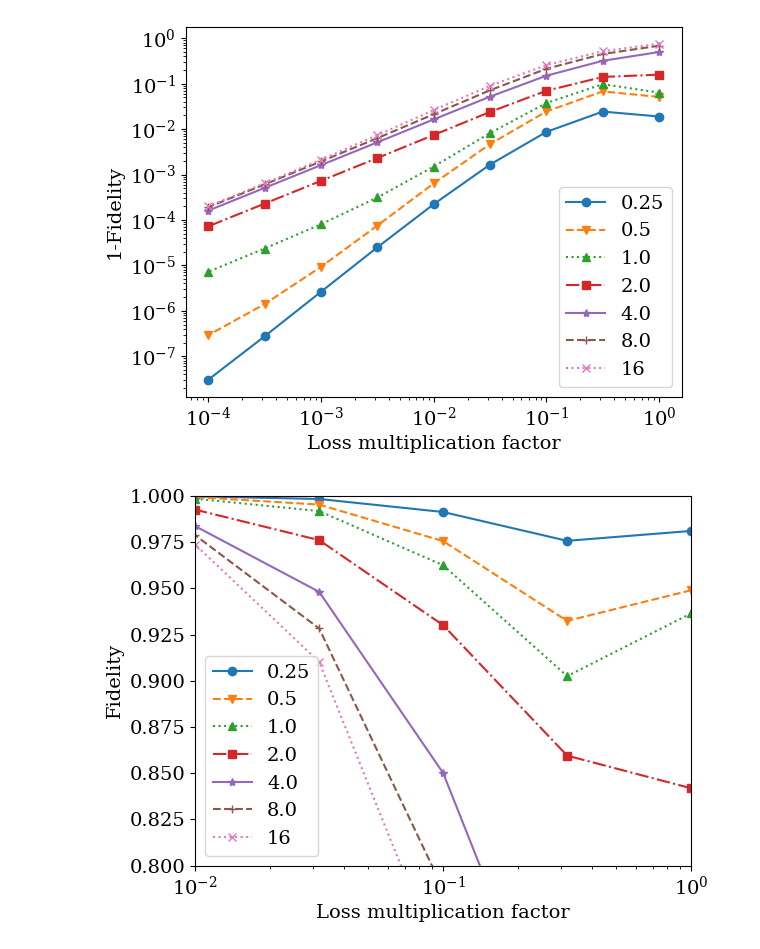
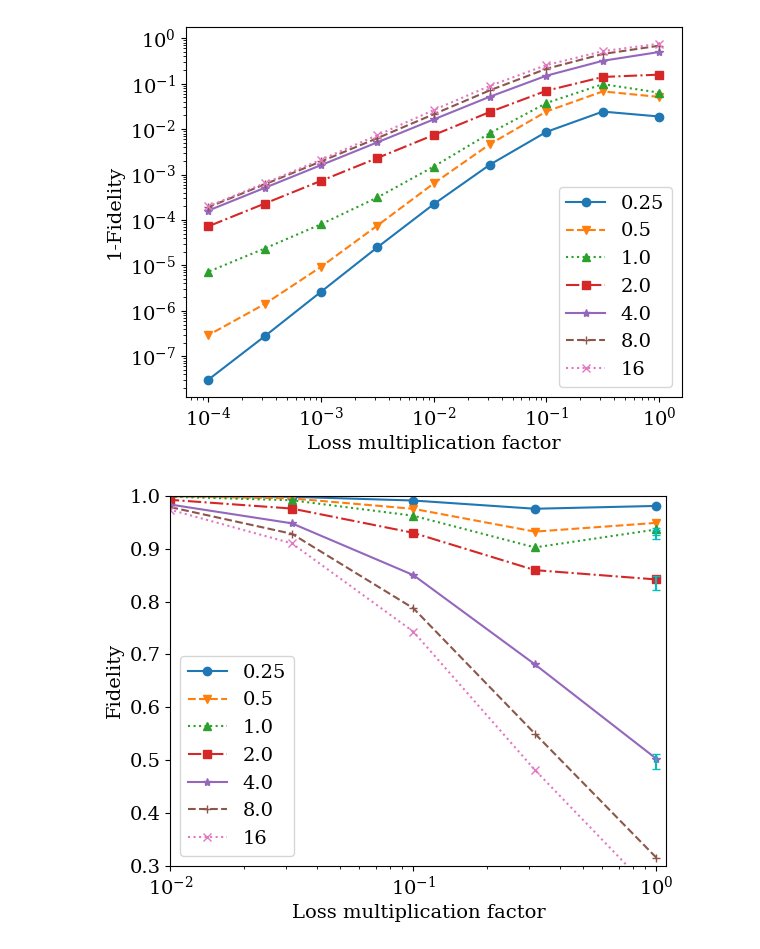
Before and after one commit to AaronGoldberg9/Teleamplification_Borealis, a Jupyter notebook: Analysis_after_retirement1.148.ipynb, the cells around one changed output. Drawn from its saved outputs; the diff is of its cells as text; code cells hidden in the pictures.

```diff
--- a/Analysis_after_retirement1.148.ipynb
+++ b/Analysis_after_retirement1.148.ipynb
@@ -1865,21 +1904,25 @@ WARNING:matplotlib.backends.backend_ps:The PostScript backend does not support t
 # %%
 import matplotlib.pyplot as plt
 from matplotlib import rcParams
 rcParams['font.family'] = 'serif'
 rcParams['font.sans-serif'] = ['Computer Modern Roman']
 rcParams.update({'font.size': 14})
 linestyles=['-','--',':','-.','-','--',':','-.']
 markers=['o','v','^','s','*','+','x']
 for gain in range(len(gains)):
     plt.plot(1.-np.array(noise_factors),np.array(Fidelities)[:,gain],label=gains[gain],linestyle=linestyles[gain],marker=markers[gain])
 plt.legend()
 #plt.plot(1.-np.array(noise_factors),KL_divergences,marker='o')
 #plt.yscale('log')
+plt.errorbar(1,fid05,yerr=fidErr05,capsize=3,color='c')
+plt.errorbar(1,fid1,yerr=fidErr1,capsize=3,color='c')
+plt.errorbar(1,fid2,yerr=fidErr2,capsize=3,color='c')
+plt.errorbar(1,fid4,yerr=fidErr4,capsize=3,color='c')
 plt.xscale('log')
-plt.xlim([10**-2,1])
-plt.ylim([0.8,1.0])
+plt.xlim([10**-2,1.1])
+plt.ylim([0.3,1.0])
 plt.xlabel('Loss multiplication factor')
 plt.ylabel('Fidelity')
 plt.show()
 # %% [output]
-[figure, old version]
+[figure, new version]
```
Also changed, not shown: parts of 3 cells of this notebook.
